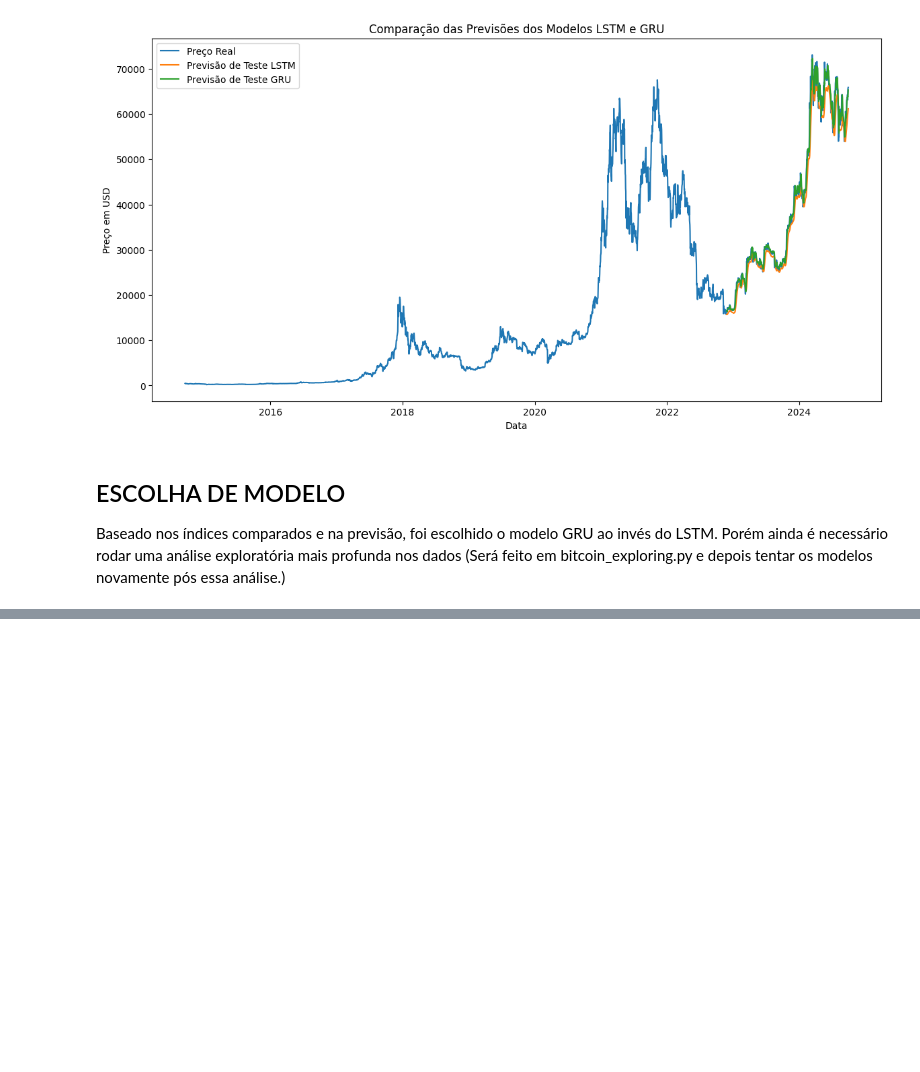
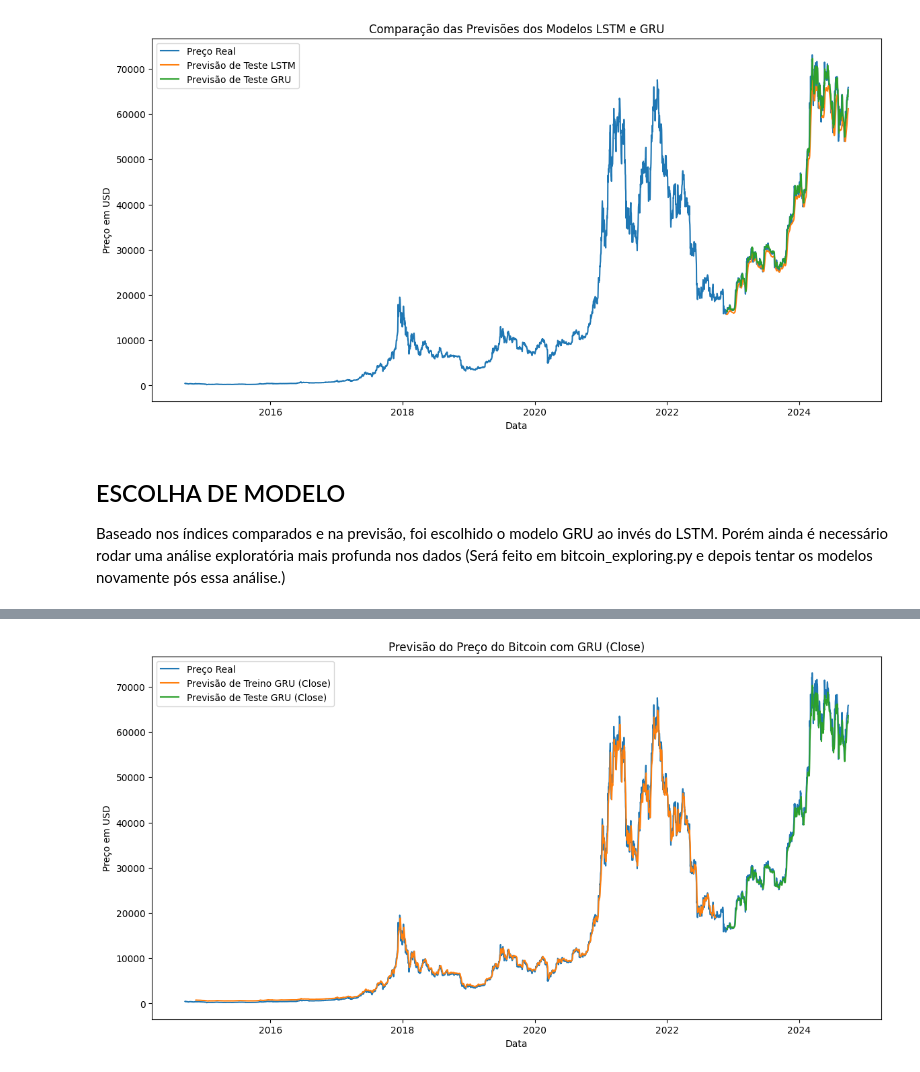
Before and after one commit to pedrocruz2/crypto-learning, a Jupyter notebook: treinamento/bitcoin.ipynb, the cells around one changed output, grey strips where cells are left out. Cells and saved outputs as stored; diff of their text form; code cells hidden in the pictures; blank space fills up the shorter version.

```diff
--- a/treinamento/bitcoin.ipynb
+++ b/treinamento/bitcoin.ipynb
@@ -329,0 +643,80 @@ Baseado nos índices comparados e na previsão, foi escolhido o modelo GRU ao in
+# %%
+from sklearn.preprocessing import MinMaxScaler
+from sklearn.metrics import mean_squared_error
+from sklearn.model_selection import train_test_split
+
+from tensorflow.keras.models import Sequential
+from tensorflow.keras.layers import Dense, GRU
+from tensorflow.keras.preprocessing.sequence import TimeseriesGenerator
+
+import warnings
+warnings.filterwarnings("ignore")
+
+# Coleta dos dados do Bitcoin
+btc = yf.Ticker("BTC-USD")
+data_gru_close = btc.history(start="2014-01-01", end=pd.to_datetime('today').strftime('%Y-%m-%d'))
+
+# Seleção da coluna 'Close' e preparação dos dados
+df_gru_close = data_gru_close[['Close']].reset_index()
+dataset_gru_close = df_gru_close['Close'].values.reshape(-1, 1)
+
+# Normalização dos dados
+scaler_gru_close = MinMaxScaler(feature_range=(0, 1))
+scaled_data_gru_close = scaler_gru_close.fit_transform(dataset_gru_close)
+
+# Divisão em conjuntos de treino e teste usando train_test_split
+train_data_gru_close, test_data_gru_close = train_test_split(scaled_data_gru_close, test_size=0.2, shuffle=False)
+
+# Parâmetro look_back
+look_back = 60  # Número de passos de tempo anteriores usados para prever o próximo valor
+
+# Usando TimeseriesGenerator para criar os conjuntos de dados para o GRU
+train_generator_gru_close = TimeseriesGenerator(train_data_gru_close, train_data_gru_close, length=look_back, batch_size=64)
+test_generator_gru_close = TimeseriesGenerator(test_data_gru_close, test_data_gru_close, length=look_back, batch_size=64)
+
+# Construção do modelo GRU
+model_gru_close = Sequential()
+model_gru_close.add(GRU(units=50, return_sequences=True, input_shape=(look_back, 1)))
+model_gru_close.add(GRU(units=50))
+model_gru_close.add(Dense(1))
+
+# Compilação do modelo
+model_gru_close.compile(loss='mean_squared_error', optimizer='adam')
+
+# Treinamento do modelo
+model_gru_close.fit(train_generator_gru_close, epochs=20, validation_data=test_generator_gru_close, verbose=1)
+
+# Fazer previsões
+train_predict_gru_close = model_gru_close.predict(train_generator_gru_close)
+test_predict_gru_close = model_gru_close.predict(test_generator_gru_close)
+
+# Obter os valores reais correspondentes
+y_train_actual_gru_close = scaler_gru_close.inverse_transform(train_data_gru_close[look_back:])
+y_test_actual_gru_close = scaler_gru_close.inverse_transform(test_data_gru_close[look_back:])
+
+# Inverter a normalização das previsões
+train_predict_gru_close = scaler_gru_close.inverse_transform(train_predict_gru_close)
+test_predict_gru_close = scaler_gru_close.inverse_transform(test_predict_gru_close)
+
+# Calcular RMSE
+train_rmse_gru_close = np.sqrt(mean_squared_error(y_train_actual_gru_close, train_predict_gru_close))
+test_rmse_gru_close = np.sqrt(mean_squared_error(y_test_actual_gru_close, test_predict_gru_close))
+
+print(f'GRU (Close) Train RMSE: {train_rmse_gru_close}')
+print(f'GRU (Close) Test RMSE: {test_rmse_gru_close}')
+
+# Preparar as datas para plotagem
+train_dates_gru_close = df_gru_close['Date'][look_back:len(train_predict_gru_close)+look_back]
+test_dates_gru_close = df_gru_close['Date'][len(train_data_gru_close)+look_back:len(scaled_data_gru_close)]
+
+# Plotar previsões vs dados reais
+plt.figure(figsize=(14, 7))
+plt.plot(df_gru_close['Date'], scaler_gru_close.inverse_transform(scaled_data_gru_close), label='Preço Real')
+plt.plot(train_dates_gru_close, train_predict_gru_close, label='Previsão de Treino GRU (Close)')
+plt.plot(test_dates_gru_close, test_predict_gru_close, label='Previsão de Teste GRU (Close)')
+plt.title('Previsão do Preço do Bitcoin com GRU (Close)')
+plt.xlabel('Data')
+plt.ylabel('Preço em USD')
+plt.legend()
+plt.show()
+# %% [output]
@@ -329,0 +740 @@ Baseado nos índices comparados e na previsão, foi escolhido o modelo GRU ao in
+[figure, added]
```
Also changed, not shown: parts of 20 cells of this notebook, 1 other file.
